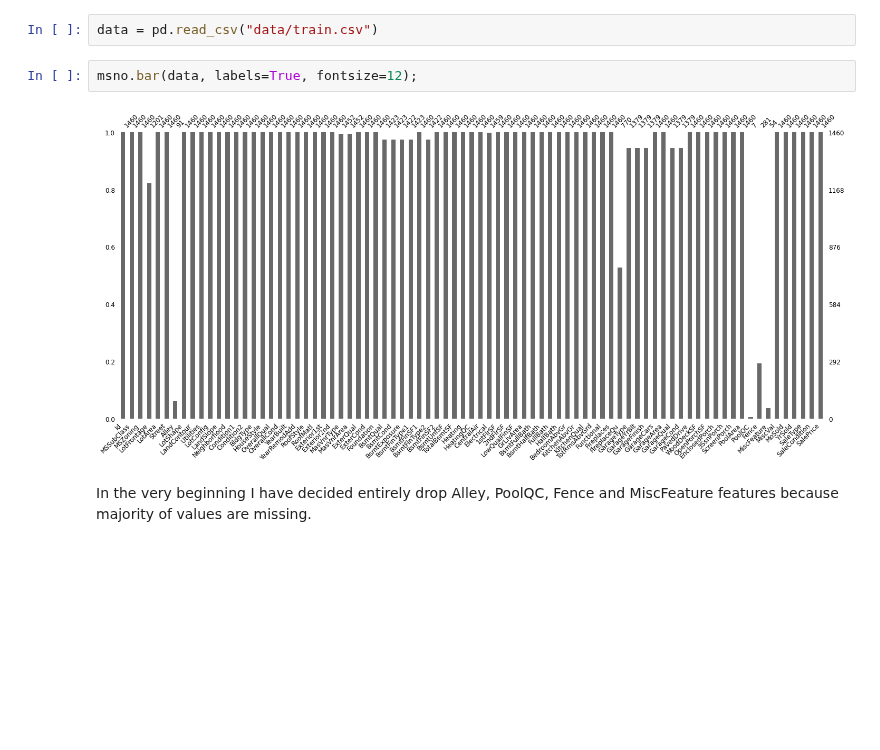
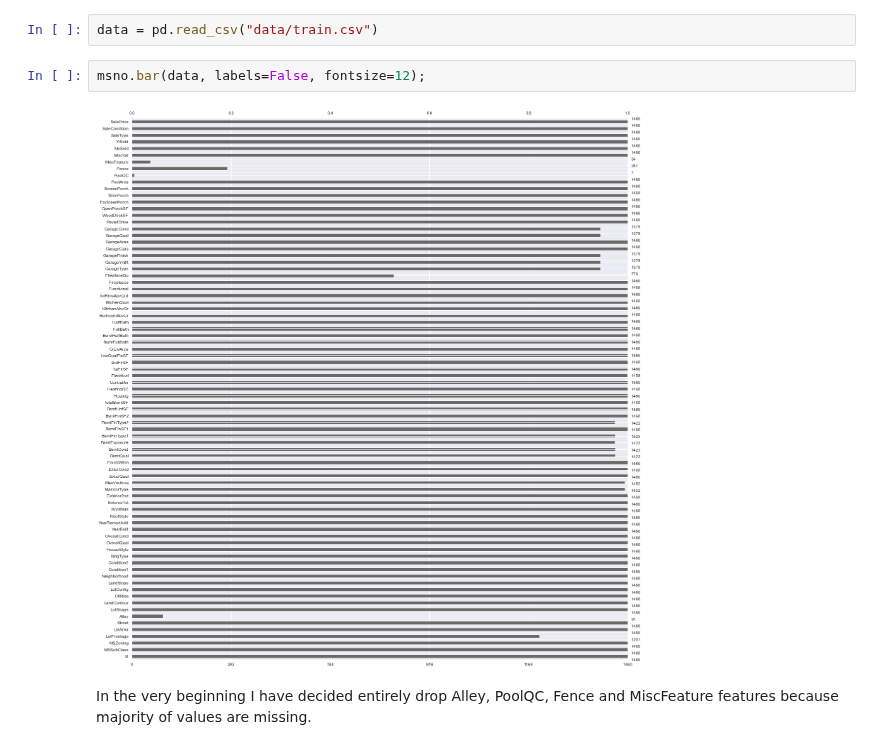
Before and after one commit to Gedas-LT/kaggle-ames-house-prices, a Jupyter notebook: predictions.ipynb, the cells around one changed output. Cells and saved outputs as stored; diff of their text form; blank space fills up the shorter version.

```diff
--- a/predictions.ipynb
+++ b/predictions.ipynb
@@ -29,9 +29,9 @@ sns.set_theme()
 # %%
 data = pd.read_csv("data/train.csv")
 # %%
-msno.bar(data, labels=True, fontsize=12);
+msno.bar(data, labels=False, fontsize=12);
 # %% [output]
-[figure, old version]
+[figure, new version]
 # %% [markdown]
 In the very beginning I have decided entirely drop Alley, PoolQC, Fence and MiscFeature features because majority of values are missing.
 # %%
```
Also changed, not shown: parts of 4 cells of this notebook.
